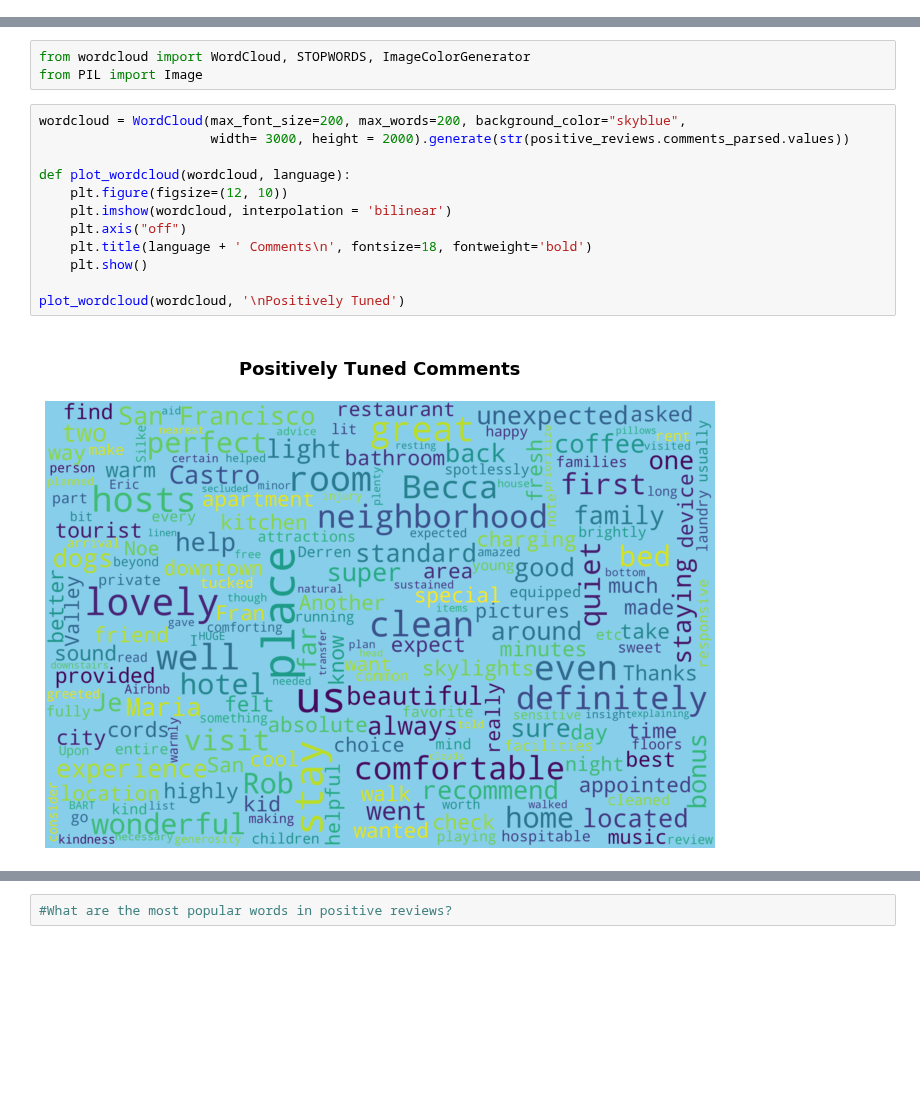
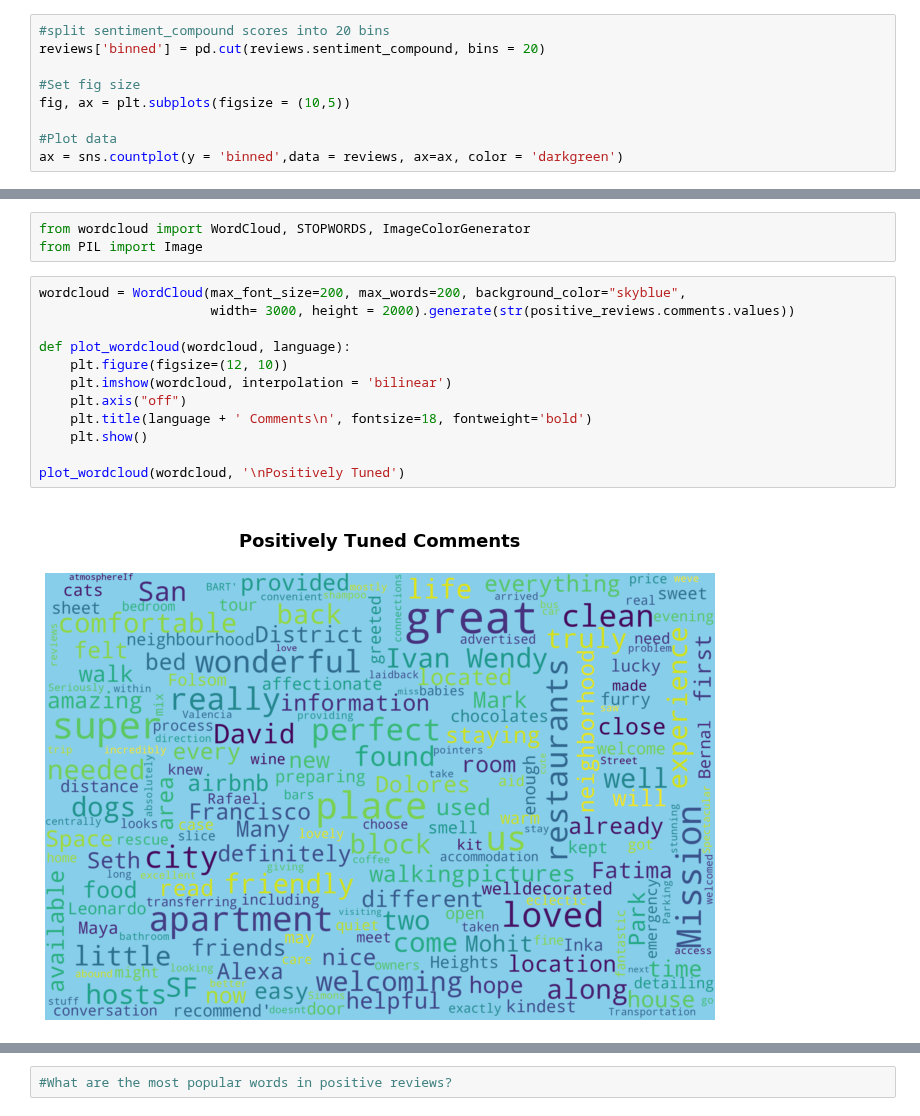
Before and after one commit to KishenSharma6/Airbnb-SF, a Jupyter notebook: Project Codes/05. Modeling/01_08_2020_Reviews_Text_Analysis.ipynb, the cells around one changed output, grey strips where cells are left out. Drawn from its saved outputs; the diff is of its cells as text; blank space fills up the shorter version.

Commit message:
Word maps completed. Word count visualizations completed

```diff
--- a/Project Codes/05. Modeling/01_08_2020_Reviews_Text_Analysis.ipynb
+++ b/Project Codes/05. Modeling/01_08_2020_Reviews_Text_Analysis.ipynb
@@ -130,0 +99,9 @@ plt.show()
+# %%
+#split sentiment_compound scores into 20 bins
+reviews['binned'] = pd.cut(reviews.sentiment_compound, bins = 20)
+
+#Set fig size
+fig, ax = plt.subplots(figsize = (10,5))
+
+#Plot data
+ax = sns.countplot(y = 'binned',data = reviews, ax=ax, color = 'darkgreen')
@@ -195,15 +161,15 @@ from wordcloud import WordCloud, STOPWORDS, ImageColorGenerator
 from PIL import Image
 # %%
 wordcloud = WordCloud(max_font_size=200, max_words=200, background_color="skyblue",
-                      width= 3000, height = 2000).generate(str(positive_reviews.comments_parsed.values))
+                      width= 3000, height = 2000).generate(str(positive_reviews.comments.values))
 
 def plot_wordcloud(wordcloud, language):
     plt.figure(figsize=(12, 10))
     plt.imshow(wordcloud, interpolation = 'bilinear')
     plt.axis("off")
     plt.title(language + ' Comments\n', fontsize=18, fontweight='bold')
     plt.show()
 
 plot_wordcloud(wordcloud, '\nPositively Tuned')
 # %% [output]
-[figure, old version]
+[figure, new version]
```
Also changed, not shown: parts of 27 cells of this notebook.
